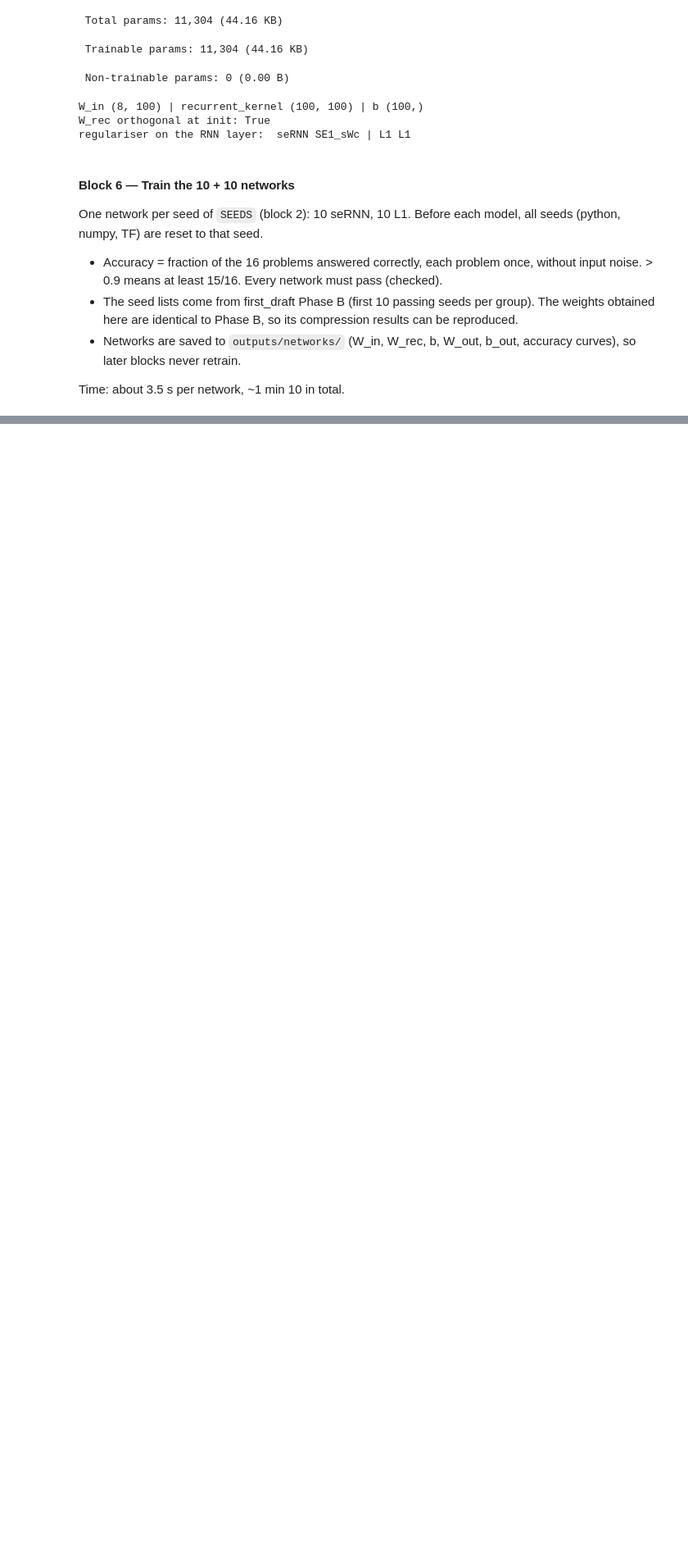
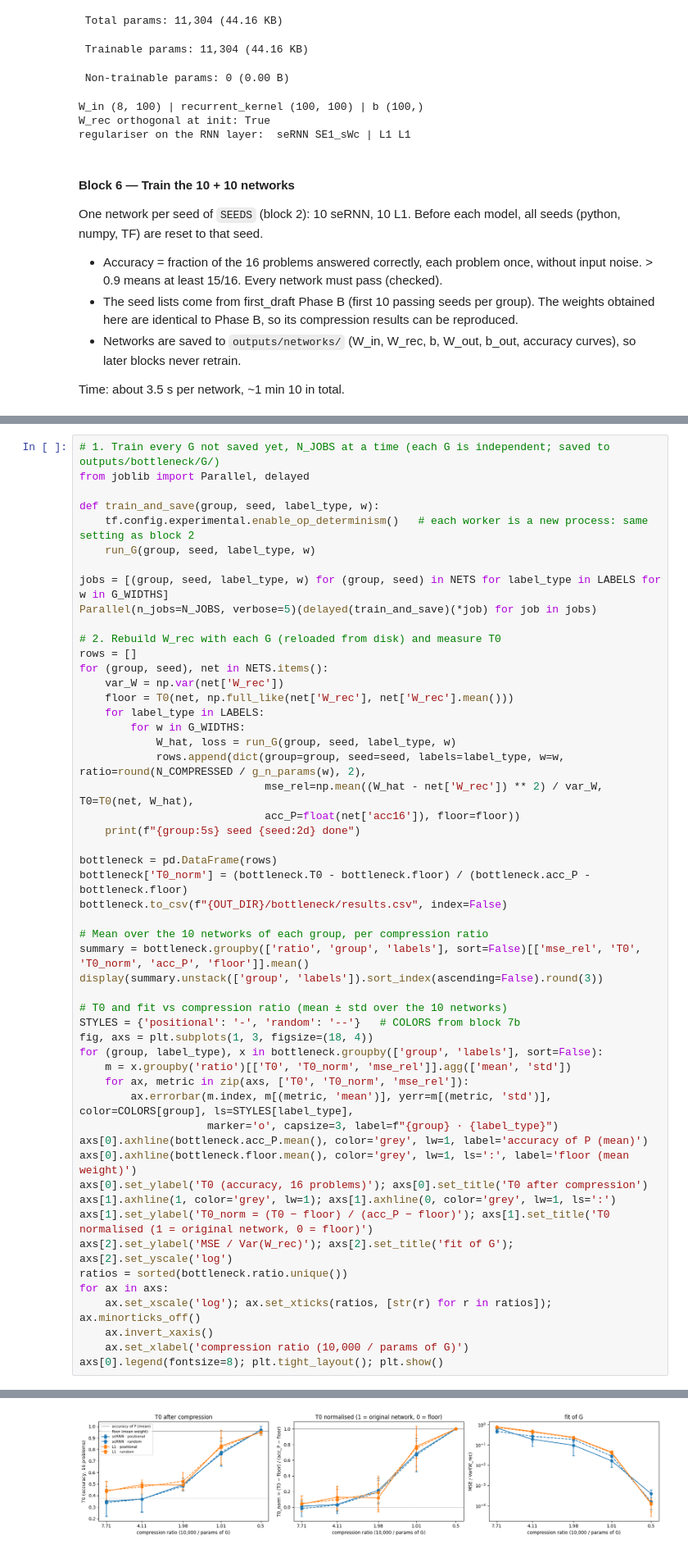
Before and after one commit to ramosleandre/Spatial_Compressibility, a Jupyter notebook: spatial_compressibility.ipynb, the cells around one changed output, grey strips where cells are left out. Shown at 82% size. Cells and saved outputs as stored; diff of their text form; blank space fills up the shorter version.

```diff
--- a/spatial_compressibility.ipynb
+++ b/spatial_compressibility.ipynb
@@ -567,0 +928,53 @@ L1    seed  7   accuracy 0.9375 (15/16)
+# %%
+# 1. Train every G not saved yet, N_JOBS at a time (each G is independent; saved to outputs/bottleneck/G/)
+from joblib import Parallel, delayed
+
+def train_and_save(group, seed, label_type, w):
+    tf.config.experimental.enable_op_determinism()   # each worker is a new process: same setting as block 2
+    run_G(group, seed, label_type, w)
+
+jobs = [(group, seed, label_type, w) for (group, seed) in NETS for label_type in LABELS for w in G_WIDTHS]
+Parallel(n_jobs=N_JOBS, verbose=5)(delayed(train_and_save)(*job) for job in jobs)
+
+# 2. Rebuild W_rec with each G (reloaded from disk) and measure T0
+rows = []
+for (group, seed), net in NETS.items():
+    var_W = np.var(net['W_rec'])
+    floor = T0(net, np.full_like(net['W_rec'], net['W_rec'].mean()))
+    for label_type in LABELS:
+        for w in G_WIDTHS:
+            W_hat, loss = run_G(group, seed, label_type, w)
+            rows.append(dict(group=group, seed=seed, labels=label_type, w=w, ratio=round(N_COMPRESSED / g_n_params(w), 2),
+                             mse_rel=np.mean((W_hat - net['W_rec']) ** 2) / var_W, T0=T0(net, W_hat),
+                             acc_P=float(net['acc16']), floor=floor))
+    print(f"{group:5s} seed {seed:2d} done")
+
+bottleneck = pd.DataFrame(rows)
+bottleneck['T0_norm'] = (bottleneck.T0 - bottleneck.floor) / (bottleneck.acc_P - bottleneck.floor)
+bottleneck.to_csv(f"{OUT_DIR}/bottleneck/results.csv", index=False)
+
+# Mean over the 10 networks of each group, per compression ratio
+summary = bottleneck.groupby(['ratio', 'group', 'labels'], sort=False)[['mse_rel', 'T0', 'T0_norm', 'acc_P', 'floor']].mean()
+display(summary.unstack(['group', 'labels']).sort_index(ascending=False).round(3))
+
+# T0 and fit vs compression ratio (mean ± std over the 10 networks)
+STYLES = {'positional': '-', 'random': '--'}   # COLORS from block 7b
+fig, axs = plt.subplots(1, 3, figsize=(18, 4))
+for (group, label_type), x in bottleneck.groupby(['group', 'labels'], sort=False):
+    m = x.groupby('ratio')[['T0', 'T0_norm', 'mse_rel']].agg(['mean', 'std'])
+    for ax, metric in zip(axs, ['T0', 'T0_norm', 'mse_rel']):
+        ax.errorbar(m.index, m[(metric, 'mean')], yerr=m[(metric, 'std')], color=COLORS[group], ls=STYLES[label_type],
+                    marker='o', capsize=3, label=f"{group} · {label_type}")
+axs[0].axhline(bottleneck.acc_P.mean(), color='grey', lw=1, label='accuracy of P (mean)')
+axs[0].axhline(bottleneck.floor.mean(), color='grey', lw=1, ls=':', label='floor (mean weight)')
+axs[0].set_ylabel('T0 (accuracy, 16 problems)'); axs[0].set_title('T0 after compression')
+axs[1].axhline(1, color='grey', lw=1); axs[1].axhline(0, color='grey', lw=1, ls=':')
+axs[1].set_ylabel('T0_norm = (T0 − floor) / (acc_P − floor)'); axs[1].set_title('T0 normalised (1 = original network, 0 = floor)')
+axs[2].set_ylabel('MSE / Var(W_rec)'); axs[2].set_title('fit of G'); axs[2].set_yscale('log')
+ratios = sorted(bottleneck.ratio.unique())
+for ax in axs:
+    ax.set_xscale('log'); ax.set_xticks(ratios, [str(r) for r in ratios]); ax.minorticks_off()
+    ax.invert_xaxis()
+    ax.set_xlabel('compression ratio (10,000 / params of G)')
+axs[0].legend(fontsize=8); plt.tight_layout(); plt.show()
+# %% [output]
@@ -567,0 +1017 @@ L1    seed  7   accuracy 0.9375 (15/16)
+[figure, added]
```
Also changed, not shown: parts of 17 cells of this notebook, 5 other files.
